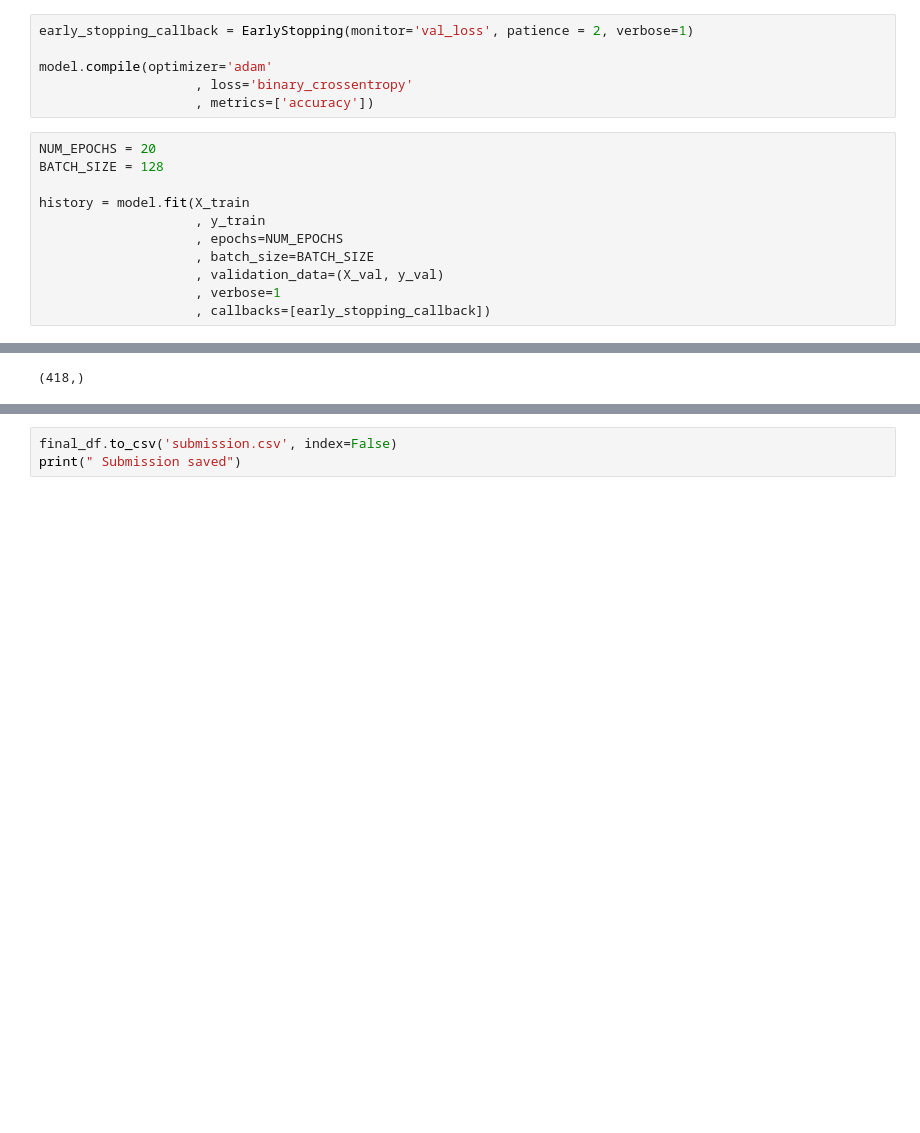
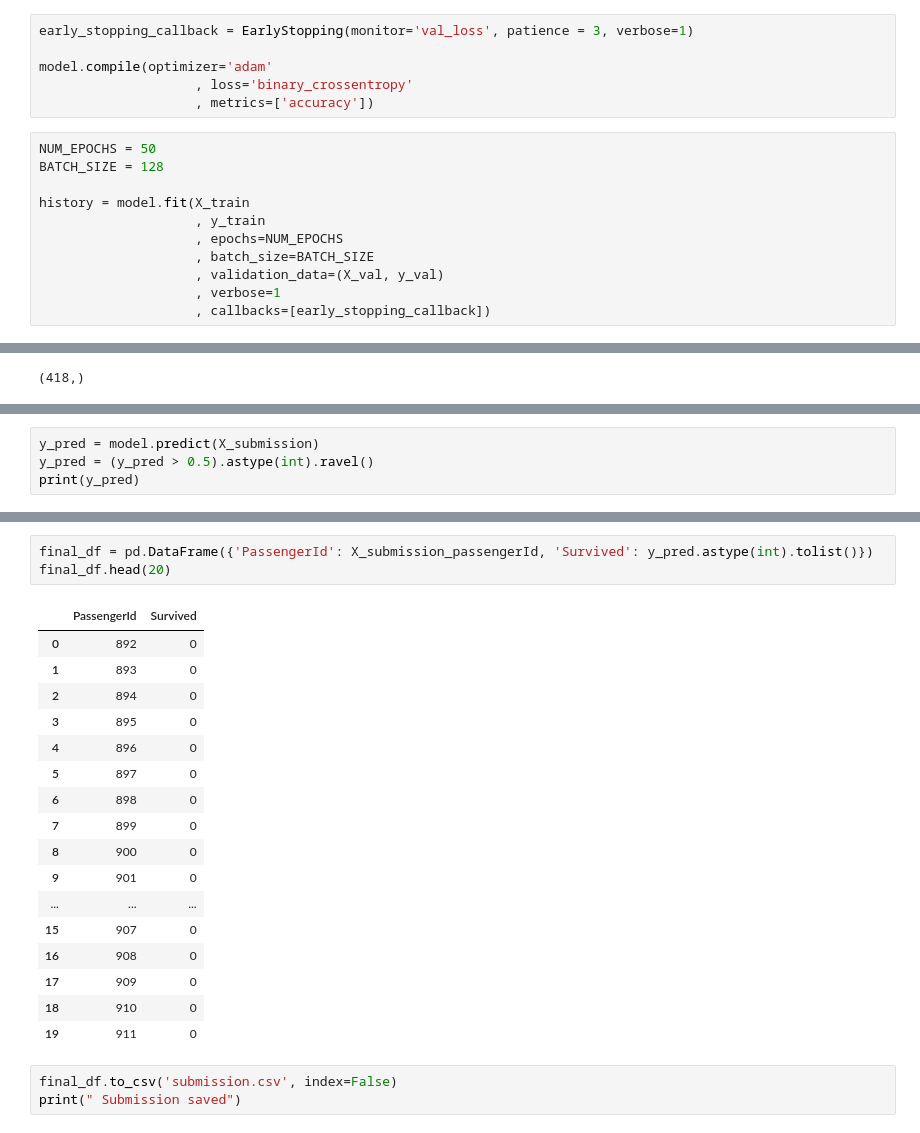
Before and after one commit to mrsalty/notebooks, a Jupyter notebook: titanic-machine-learning-from-disaster.ipynb, the cells around one changed output, grey strips where cells are left out. Cells and saved outputs as stored; diff of their text form; blank space fills up the shorter version.

```diff
--- a/titanic-machine-learning-from-disaster.ipynb
+++ b/titanic-machine-learning-from-disaster.ipynb
@@ -194,11 +194,11 @@ model = Model(inputs=input, outputs=x)
 # %%
-early_stopping_callback = EarlyStopping(monitor='val_loss', patience = 2, verbose=1)
+early_stopping_callback = EarlyStopping(monitor='val_loss', patience = 3, verbose=1)
 
 model.compile(optimizer='adam'
                     , loss='binary_crossentropy'
                     , metrics=['accuracy'])
 # %%
-NUM_EPOCHS = 20
+NUM_EPOCHS = 50
 BATCH_SIZE = 128
 
 history = model.fit(X_train
@@ -247,0 +234,4 @@ final_df.head()
+# %%
+y_pred = model.predict(X_submission)
+y_pred = (y_pred > 0.5).astype(int).ravel()
+print(y_pred)
@@ -248,3 +251,24 @@ final_df.head()
+# %%
+final_df = pd.DataFrame({'PassengerId': X_submission_passengerId, 'Survived': y_pred.astype(int).tolist()})
+final_df.head(20)
+# %% [output]
+|  | PassengerId | Survived |
+| 0 | 892 | 0 |
+| 1 | 893 | 0 |
+| 2 | 894 | 0 |
+| 3 | 895 | 0 |
+| 4 | 896 | 0 |
+| 5 | 897 | 0 |
+| 6 | 898 | 0 |
+| 7 | 899 | 0 |
+| 8 | 900 | 0 |
+| 9 | 901 | 0 |
+| ... | ... | ... |
+| 15 | 907 | 0 |
+| 16 | 908 | 0 |
+| 17 | 909 | 0 |
+| 18 | 910 | 0 |
+| 19 | 911 | 0 |
 # %%
 final_df.to_csv('submission.csv', index=False)
 print(" Submission saved")
```
Also changed, not shown: parts of 6 cells of this notebook.
